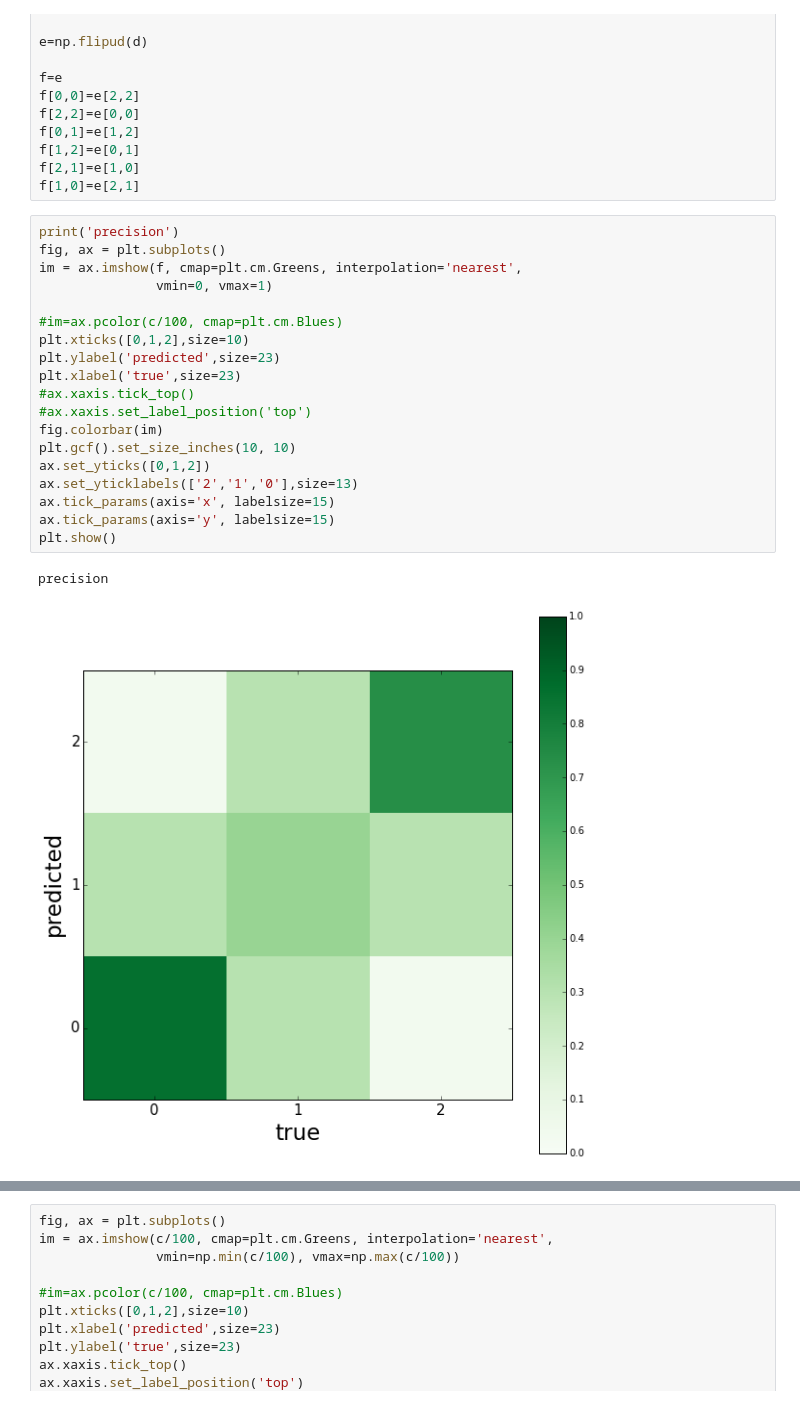
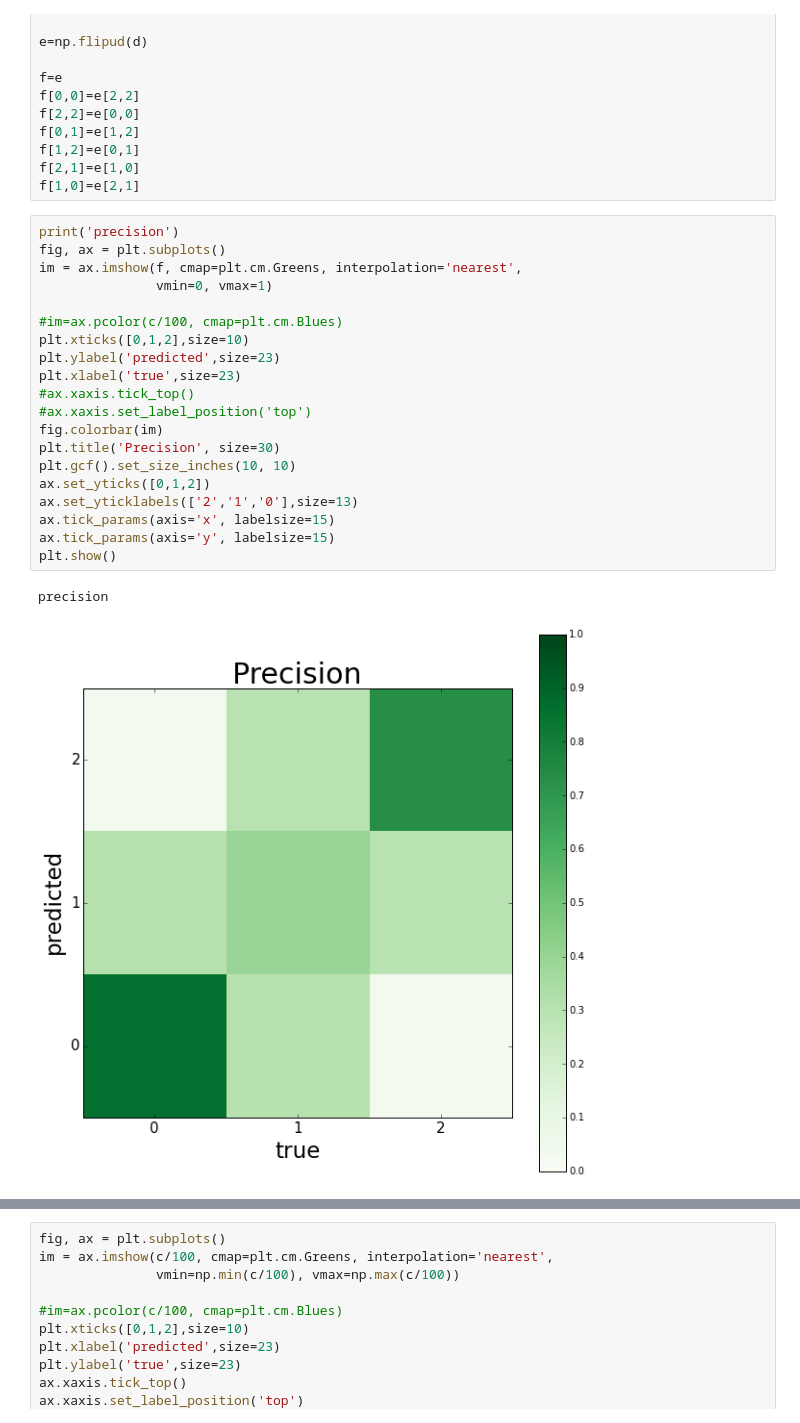
Before and after one commit to massaroantonio/telecom_bigdata, a Jupyter notebook: Untitled1.ipynb, the cells around one changed output, grey strips where cells are left out. Cells and saved outputs as stored; diff of their text form.

```diff
--- a/Untitled1.ipynb
+++ b/Untitled1.ipynb
@@ -666,25 +657,26 @@ f[1,0]=e[2,1]
 # %%
 print('precision')
 fig, ax = plt.subplots()
 im = ax.imshow(f, cmap=plt.cm.Greens, interpolation='nearest',
                vmin=0, vmax=1)
 
 #im=ax.pcolor(c/100, cmap=plt.cm.Blues)
 plt.xticks([0,1,2],size=10)
 plt.ylabel('predicted',size=23)
 plt.xlabel('true',size=23)
 #ax.xaxis.tick_top()
 #ax.xaxis.set_label_position('top')
 fig.colorbar(im)
+plt.title('Precision', size=30)
 plt.gcf().set_size_inches(10, 10)
 ax.set_yticks([0,1,2])
 ax.set_yticklabels(['2','1','0'],size=13)
 ax.tick_params(axis='x', labelsize=15)
 ax.tick_params(axis='y', labelsize=15)
 plt.show()
 # %% [output]
 precision
-[figure, old version]
+[figure, new version]
 # %%
 
 
```
Also changed, not shown: parts of 4 cells of this notebook, 15 other files.
